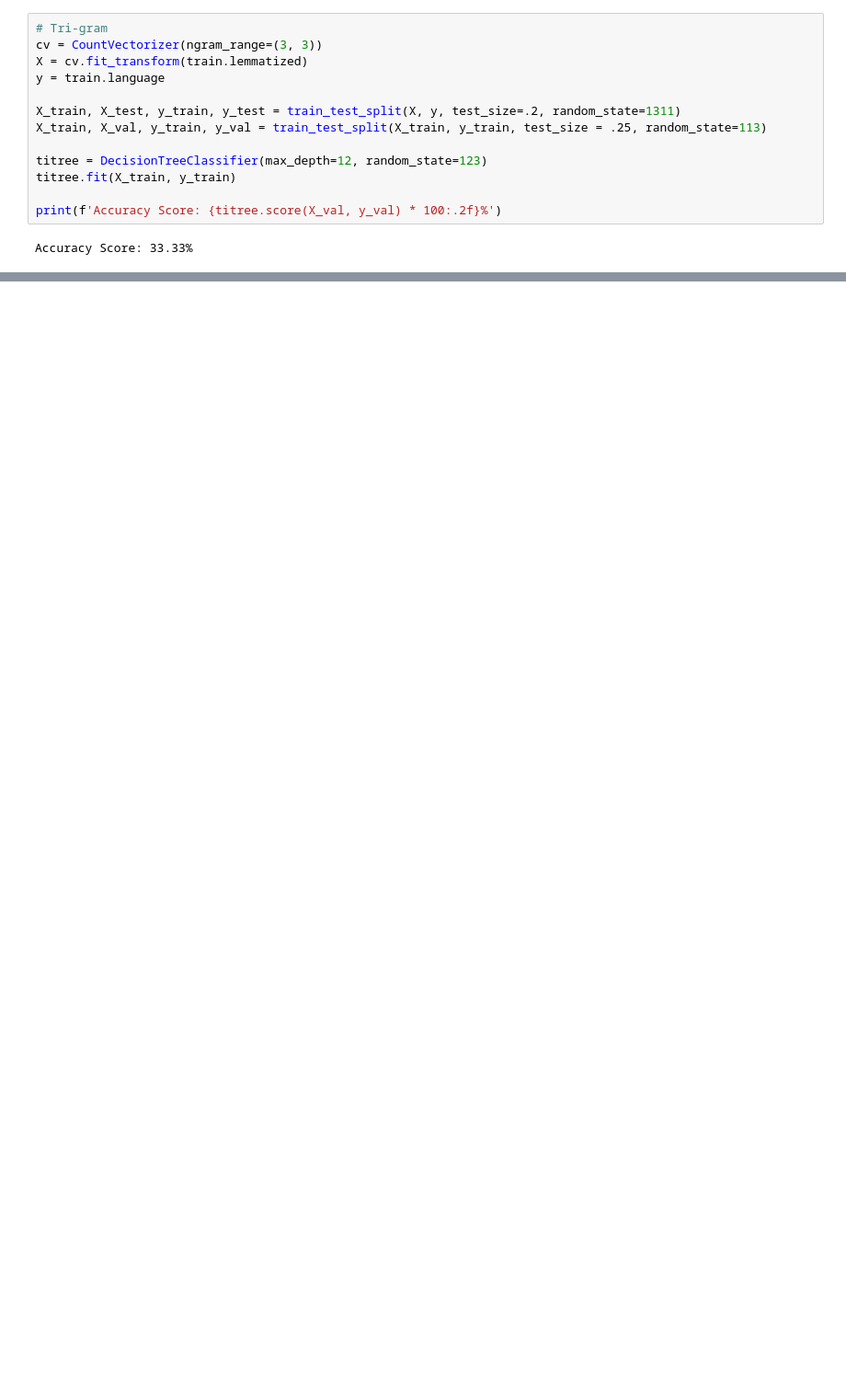
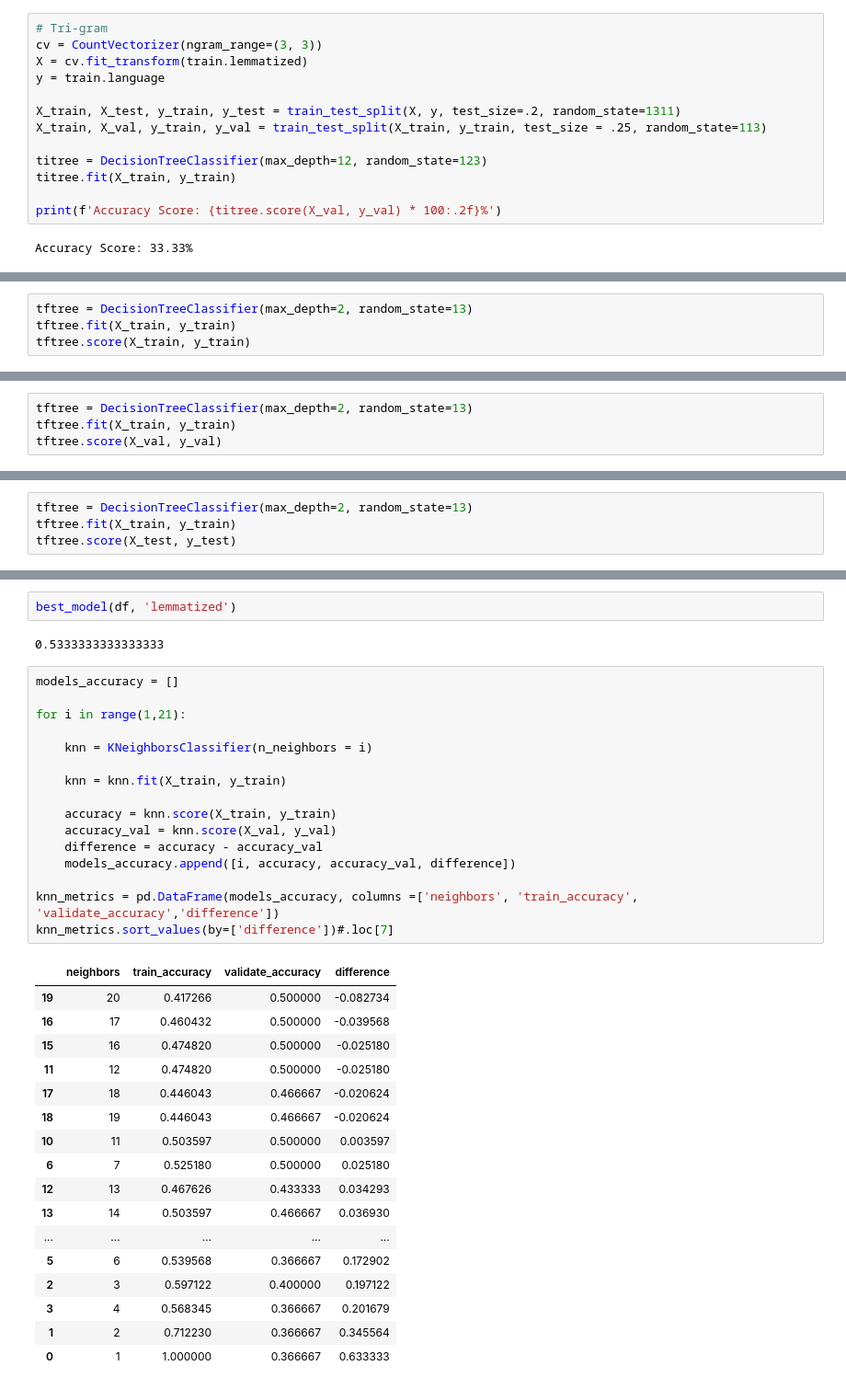
Before and after one commit to NLP-mini-project/NLP-MVP, a Jupyter notebook: nick_prepare_explore.ipynb, the cells around one changed output, grey strips where cells are left out. Shown: that part at 92% size. Saved outputs shown, nothing was run; the diff lists cells and outputs as text; blank space fills up the shorter version.

```diff
--- a/nick_prepare_explore.ipynb
+++ b/nick_prepare_explore.ipynb
@@ -926,0 +992,4 @@ Jupyter Notebook       0.00      0.00      0.00         6
+# %%
+tftree = DecisionTreeClassifier(max_depth=2, random_state=13)
+tftree.fit(X_train, y_train)
+tftree.score(X_train, y_train)
@@ -926,0 +998,4 @@ Jupyter Notebook       0.00      0.00      0.00         6
+# %%
+tftree = DecisionTreeClassifier(max_depth=2, random_state=13)
+tftree.fit(X_train, y_train)
+tftree.score(X_val, y_val)
@@ -926,0 +1004,4 @@ Jupyter Notebook       0.00      0.00      0.00         6
+# %%
+tftree = DecisionTreeClassifier(max_depth=2, random_state=13)
+tftree.fit(X_train, y_train)
+tftree.score(X_test, y_test)
@@ -926,0 +1079,38 @@ Jupyter Notebook       0.00      0.00      0.00         6
+# %%
+best_model(df, 'lemmatized')
+# %% [output]
+0.5333333333333333
+# %%
+models_accuracy = []
+
+for i in range(1,21):
+
+    knn = KNeighborsClassifier(n_neighbors = i)
+
+    knn = knn.fit(X_train, y_train)
+
+    accuracy = knn.score(X_train, y_train)
+    accuracy_val = knn.score(X_val, y_val)
+    difference = accuracy - accuracy_val
+    models_accuracy.append([i, accuracy, accuracy_val, difference])
+
+knn_metrics = pd.DataFrame(models_accuracy, columns =['neighbors', 'train_accuracy', 'validate_accuracy','difference'])
+knn_metrics.sort_values(by=['difference'])#.loc[7]
+# %% [output]
+|  | neighbors | train_accuracy | validate_accuracy | difference |
+| 19 | 20 | 0.417266 | 0.500000 | -0.082734 |
+| 16 | 17 | 0.460432 | 0.500000 | -0.039568 |
+| 15 | 16 | 0.474820 | 0.500000 | -0.025180 |
+| 11 | 12 | 0.474820 | 0.500000 | -0.025180 |
+| 17 | 18 | 0.446043 | 0.466667 | -0.020624 |
+| 18 | 19 | 0.446043 | 0.466667 | -0.020624 |
+| 10 | 11 | 0.503597 | 0.500000 | 0.003597 |
+| 6 | 7 | 0.525180 | 0.500000 | 0.025180 |
+| 12 | 13 | 0.467626 | 0.433333 | 0.034293 |
+| 13 | 14 | 0.503597 | 0.466667 | 0.036930 |
+| ... | ... | ... | ... | ... |
+| 5 | 6 | 0.539568 | 0.366667 | 0.172902 |
+| 2 | 3 | 0.597122 | 0.400000 | 0.197122 |
+| 3 | 4 | 0.568345 | 0.366667 | 0.201679 |
+| 1 | 2 | 0.712230 | 0.366667 | 0.345564 |
+| 0 | 1 | 1.000000 | 0.366667 | 0.633333 |
```
Also changed, not shown: parts of 85 cells of this notebook, 1 other file.
